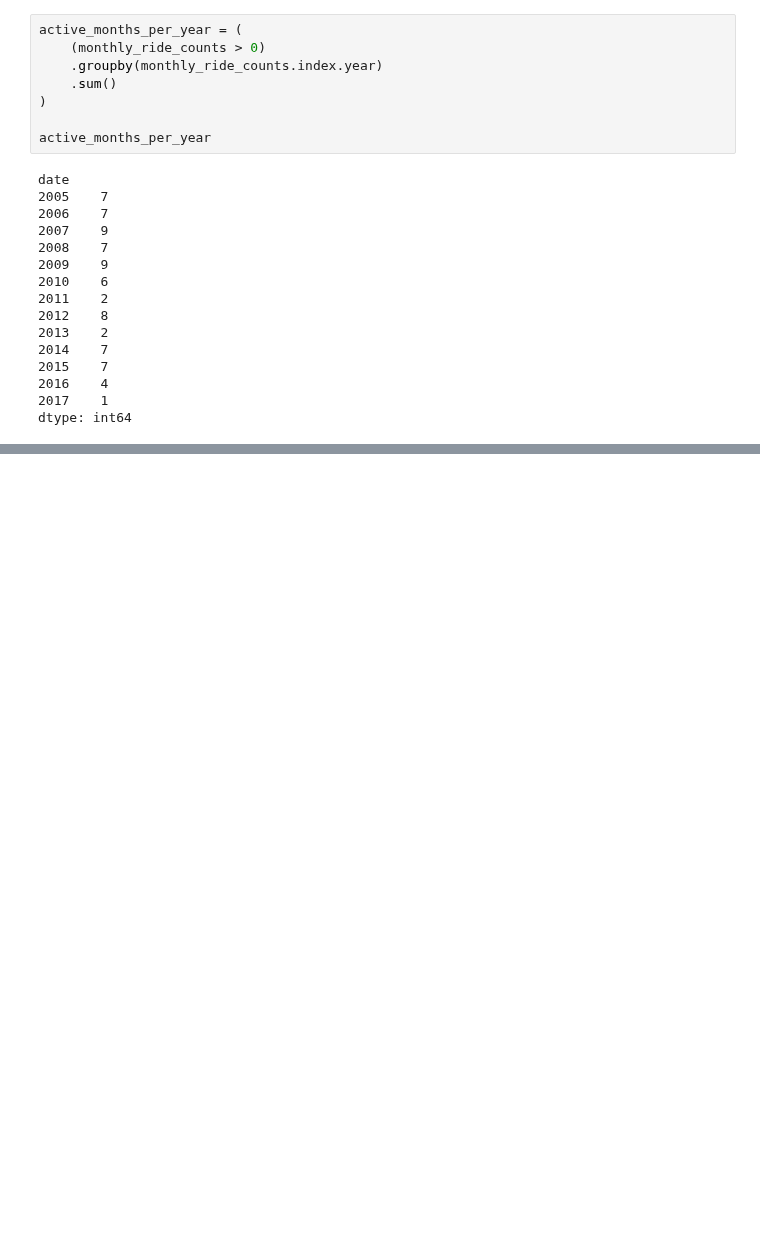
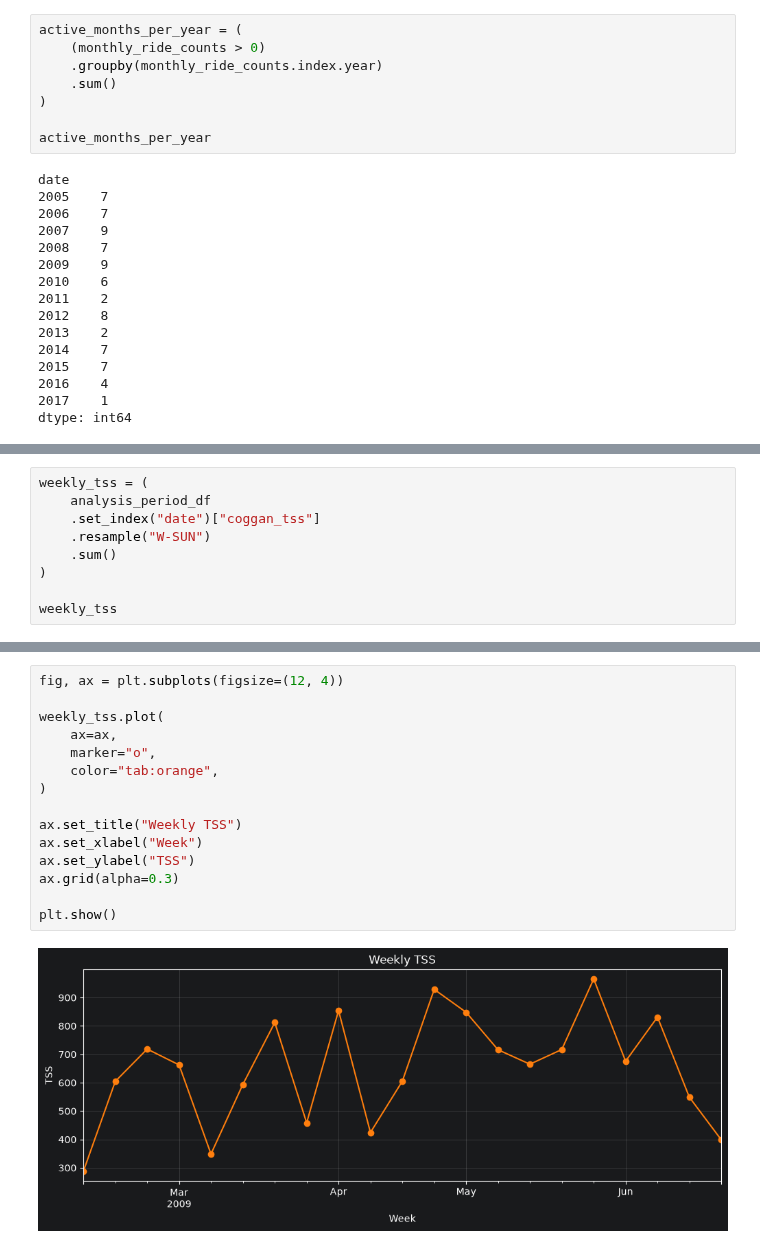
Before and after one commit to jhh0107gsc-hub/cycling, a Jupyter notebook: notebooks/02_training_trends.ipynb, the cells around one changed output, grey strips where cells are left out. Drawn from its saved outputs; the diff is of its cells as text; blank space fills up the shorter version.

```diff
--- a/notebooks/02_training_trends.ipynb
+++ b/notebooks/02_training_trends.ipynb
@@ -110,0 +225,9 @@ dtype: int64
+# %%
+weekly_tss = (
+    analysis_period_df
+    .set_index("date")["coggan_tss"]
+    .resample("W-SUN")
+    .sum()
+)
+
+weekly_tss
@@ -110,0 +252,17 @@ dtype: int64
+# %%
+fig, ax = plt.subplots(figsize=(12, 4))
+
+weekly_tss.plot(
+    ax=ax,
+    marker="o",
+    color="tab:orange",
+)
+
+ax.set_title("Weekly TSS")
+ax.set_xlabel("Week")
+ax.set_ylabel("TSS")
+ax.grid(alpha=0.3)
+
+plt.show()
+# %% [output]
+[figure, added]
```
Also changed, not shown: parts of 25 cells of this notebook.
